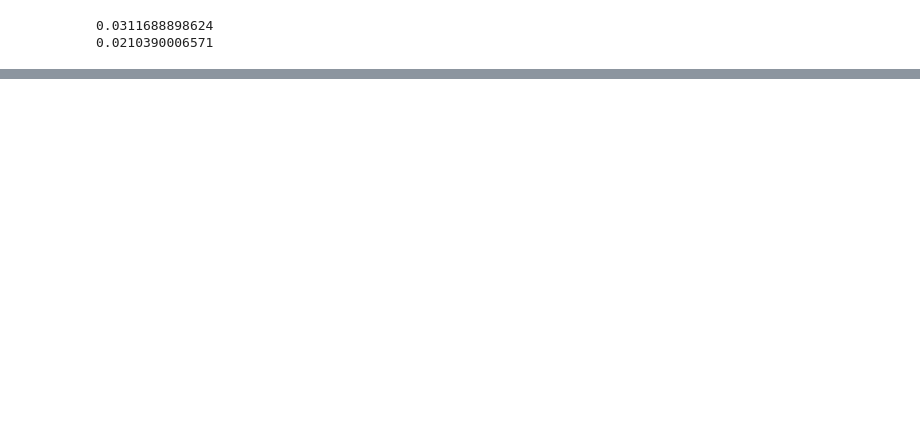
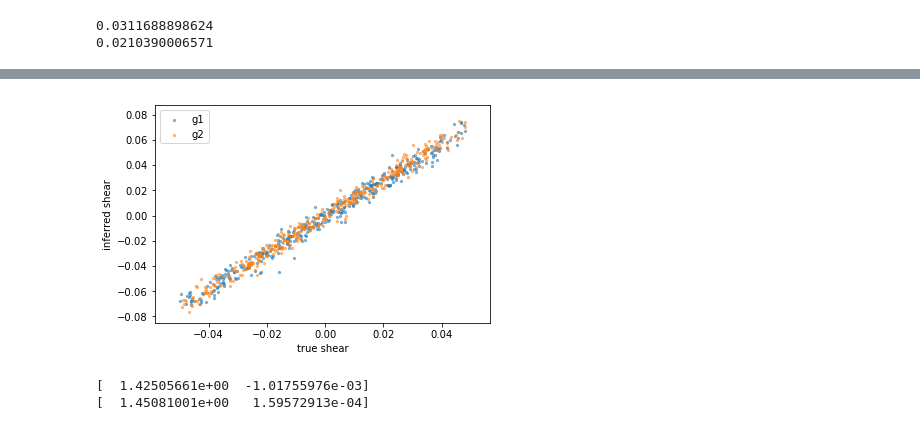
Before and after one commit to jmeyers314/silver-waffle, a Jupyter notebook: Selection Bias.ipynb, the cells around one changed output, grey strips where cells are left out. Drawn from its saved outputs; the diff is of its cells as text; code cells hidden in the pictures; blank space fills up the shorter version.

```diff
--- a/Selection Bias.ipynb
+++ b/Selection Bias.ipynb
@@ -473,0 +517,37 @@ print(sbFSK * pedge / 4)
+# %%
+def selBiasMCal():
+    gTable = []
+    for g12 in uniqGs:
+        # Select each gal individually
+        wgal = (g1 == g12[0]) & (g2 == g12[1])
+        wgal &= SNR > 10.0
+        wgal &= R2 > 0.3
+        wgal &= imag < 24.5
+
+        Den = lweight[wgal]*w16a[wgal]
+        g1Num = e1[wgal]
+        g1Num *= Den
+        g2Num = e2[wgal]
+        g2Num *= Den
+        DSum = np.sum(Den)
+        if DSum != 0:
+            gTable.append([g12[0], g12[1], np.sum(g1Num)/DSum, np.sum(g2Num)/DSum])
+    return gTable
+gTableSelBias = np.array(selBiasMCal())
+# %%
+plt.scatter(gTableSelBias[:,0], gTableSelBias[:,2], alpha=0.5, s=5, label='g1')
+plt.scatter(gTableSelBias[:,1], gTableSelBias[:,3], alpha=0.5, s=5, label='g2')
+plt.legend(loc='upper left')
+plt.xlabel('true shear')
+plt.ylabel('inferred shear')
+plt.show()
+# %% [output]
+[figure, added]
+# %%
+g1PolySelBias = np.polyfit(gTableSelBias[:,0], gTableSelBias[:,2], deg=1)
+g2PolySelBias = np.polyfit(gTableSelBias[:,1], gTableSelBias[:,3], deg=1)
+print(g1PolySelBias)
+print(g2PolySelBias)
+# %% [output]
+[  1.42505661e+00  -1.01755976e-03]
+[  1.45081001e+00   1.59572913e-04]
```
Also changed, not shown: parts of 29 cells of this notebook.
